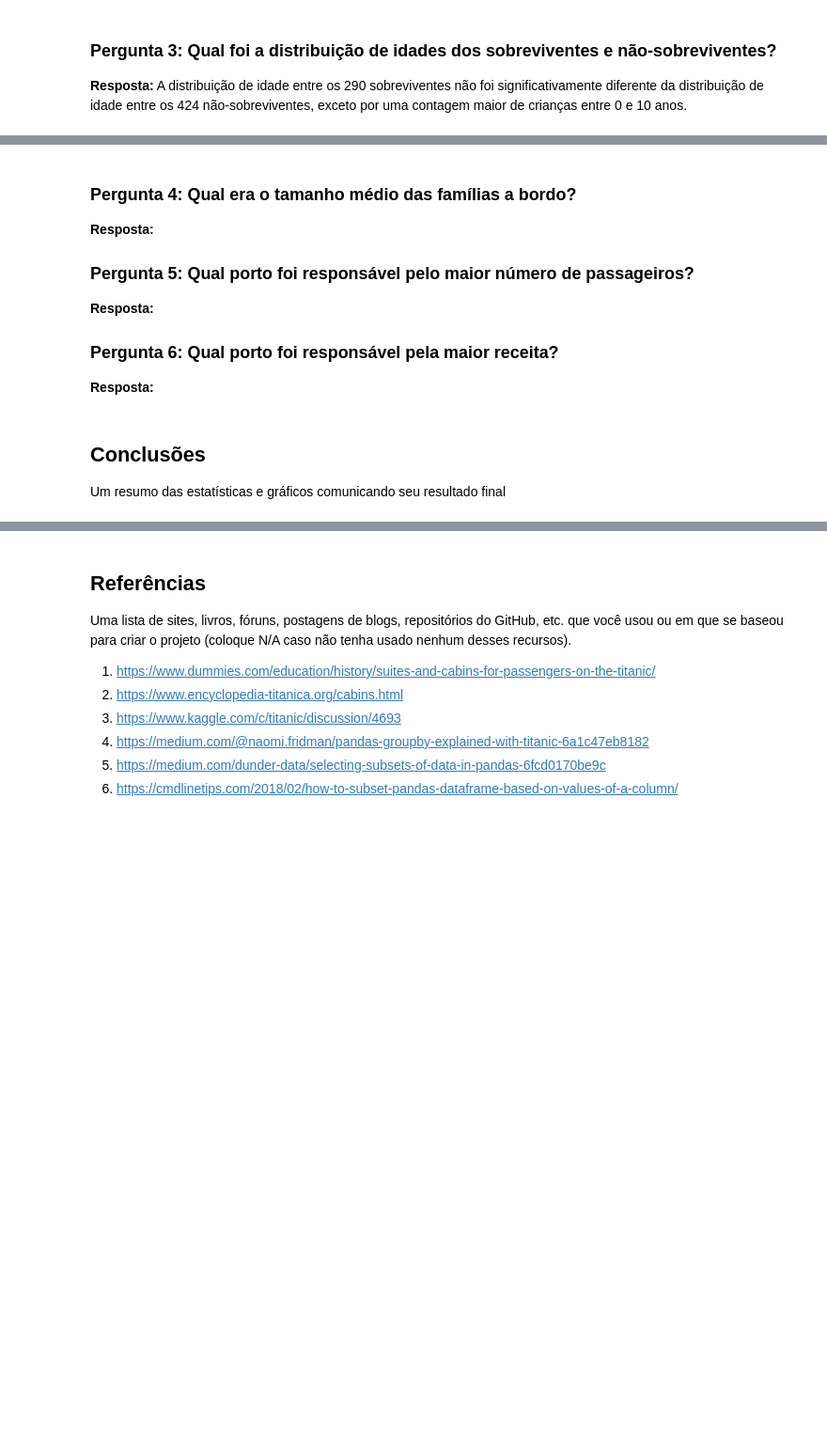
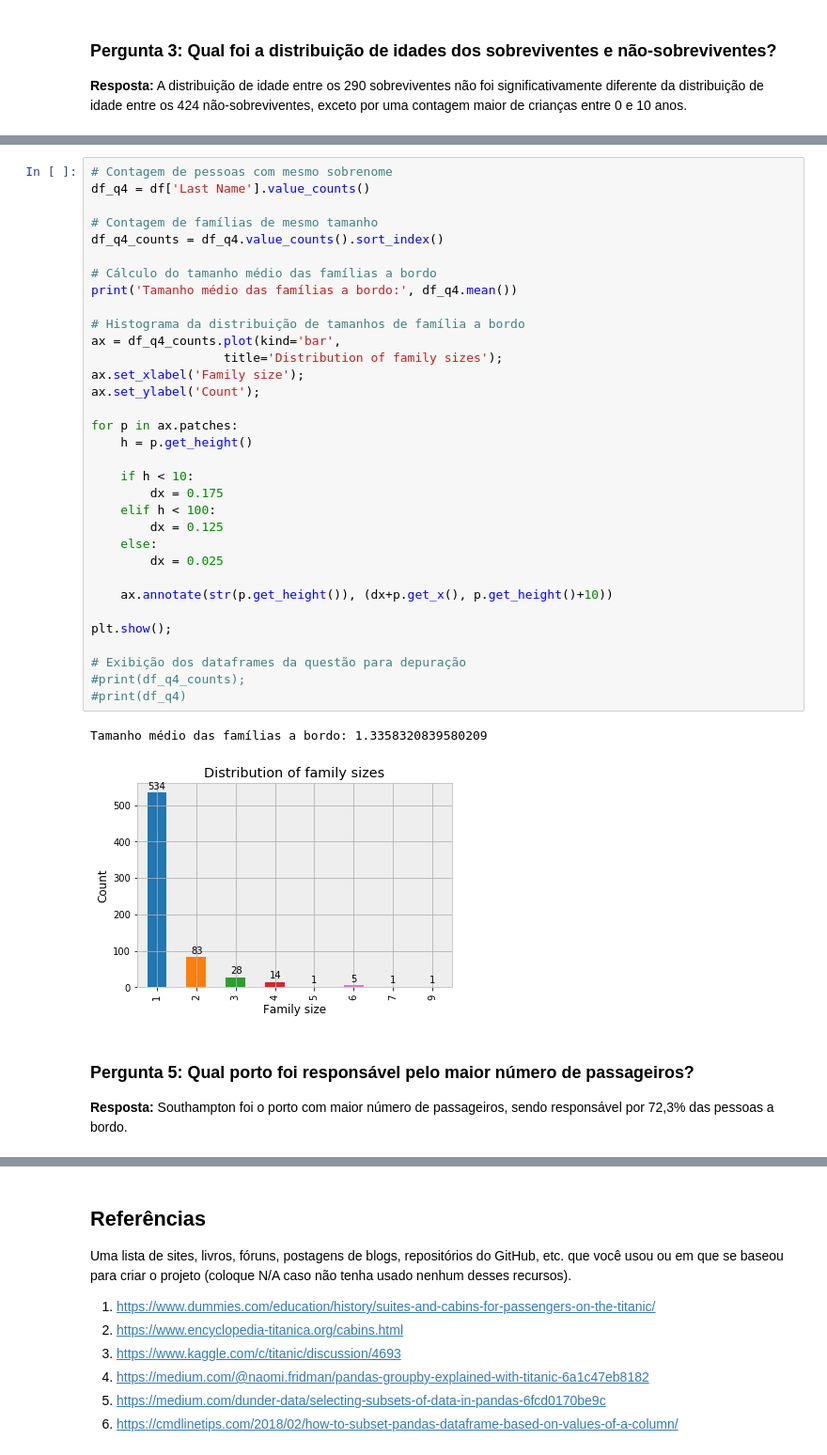
Before and after one commit to georgebrindeiro/udacity_nd110_investigate-a-dataset, a Jupyter notebook: investigate-a-dataset.ipynb, the cells around one changed output, grey strips where cells are left out. Shown at 94% size. Cells and saved outputs as stored; diff of their text form; blank space fills up the shorter version.

```diff
--- a/investigate-a-dataset.ipynb
+++ b/investigate-a-dataset.ipynb
@@ -409,18 +401,40 @@ Name: Age, dtype: float64
+# %%
+# Contagem de pessoas com mesmo sobrenome
+df_q4 = df['Last Name'].value_counts()
+
+# Contagem de famílias de mesmo tamanho
+df_q4_counts = df_q4.value_counts().sort_index()
+
+# Cálculo do tamanho médio das famílias a bordo
+print('Tamanho médio das famílias a bordo:', df_q4.mean())
+
+# Histograma da distribuição de tamanhos de família a bordo
+ax = df_q4_counts.plot(kind='bar',
+                  title='Distribution of family sizes');
+ax.set_xlabel('Family size');
+ax.set_ylabel('Count');
+
+for p in ax.patches:
+    h = p.get_height()
+
+    if h < 10:
+        dx = 0.175
+    elif h < 100:
+        dx = 0.125
+    else:
+        dx = 0.025
+
+    ax.annotate(str(p.get_height()), (dx+p.get_x(), p.get_height()+10))
+
+plt.show();
+
+# Exibição dos dataframes da questão para depuração
+#print(df_q4_counts);
+#print(df_q4)
+# %% [output]
+Tamanho médio das famílias a bordo: 1.3358320839580209
+[figure, added]
 # %% [markdown]
-
-
-### Pergunta 4: Qual era o tamanho médio das famílias a bordo?
-
-**Resposta:**
-
 ### Pergunta 5: Qual porto foi responsável pelo maior número de passageiros?
 
-**Resposta:**
-
-### Pergunta 6: Qual porto foi responsável pela maior receita?
-
-**Resposta:**
+**Resposta:** Southampton foi o porto com maior número de passageiros, sendo responsável por 72,3% das pessoas a bordo.
-# %% [markdown]
-## Conclusões
-
-Um resumo das estatísticas e gráficos comunicando seu resultado final
```
Also changed, not shown: parts of 11 cells of this notebook.
